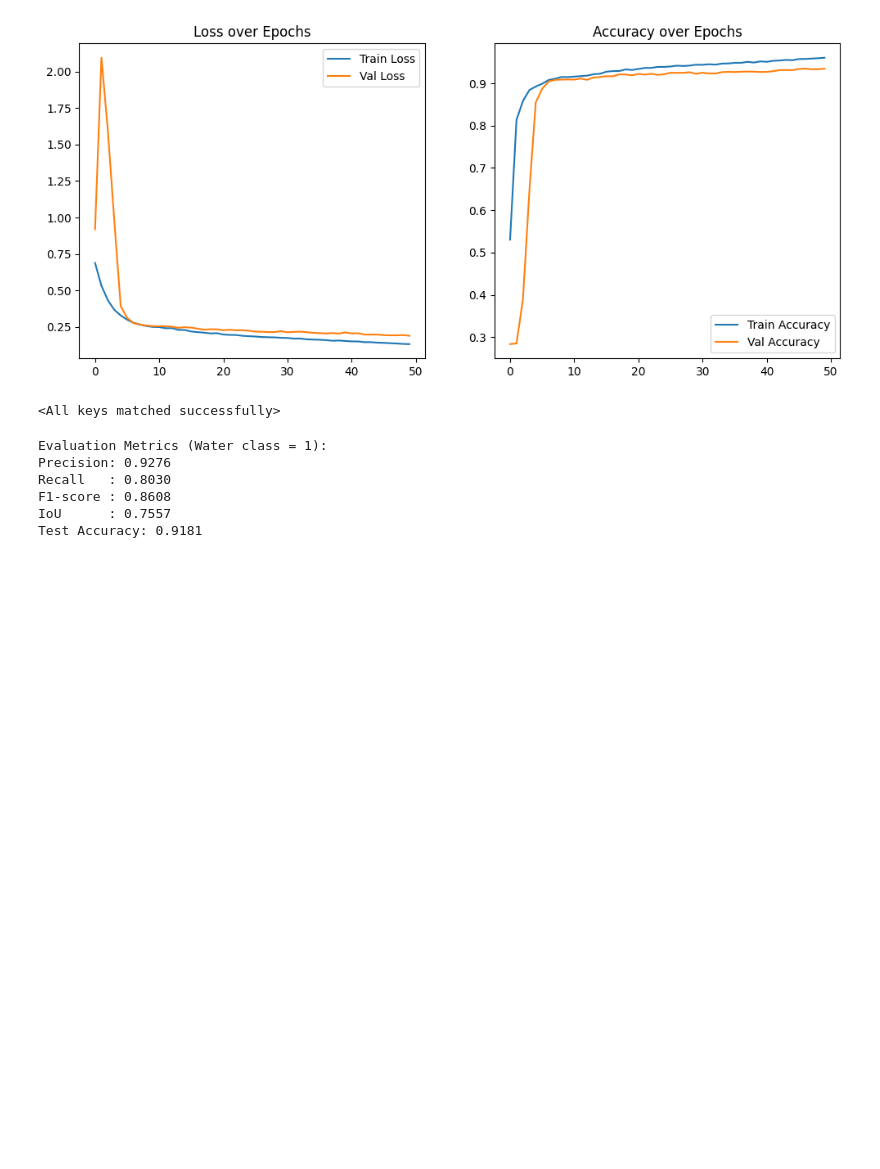
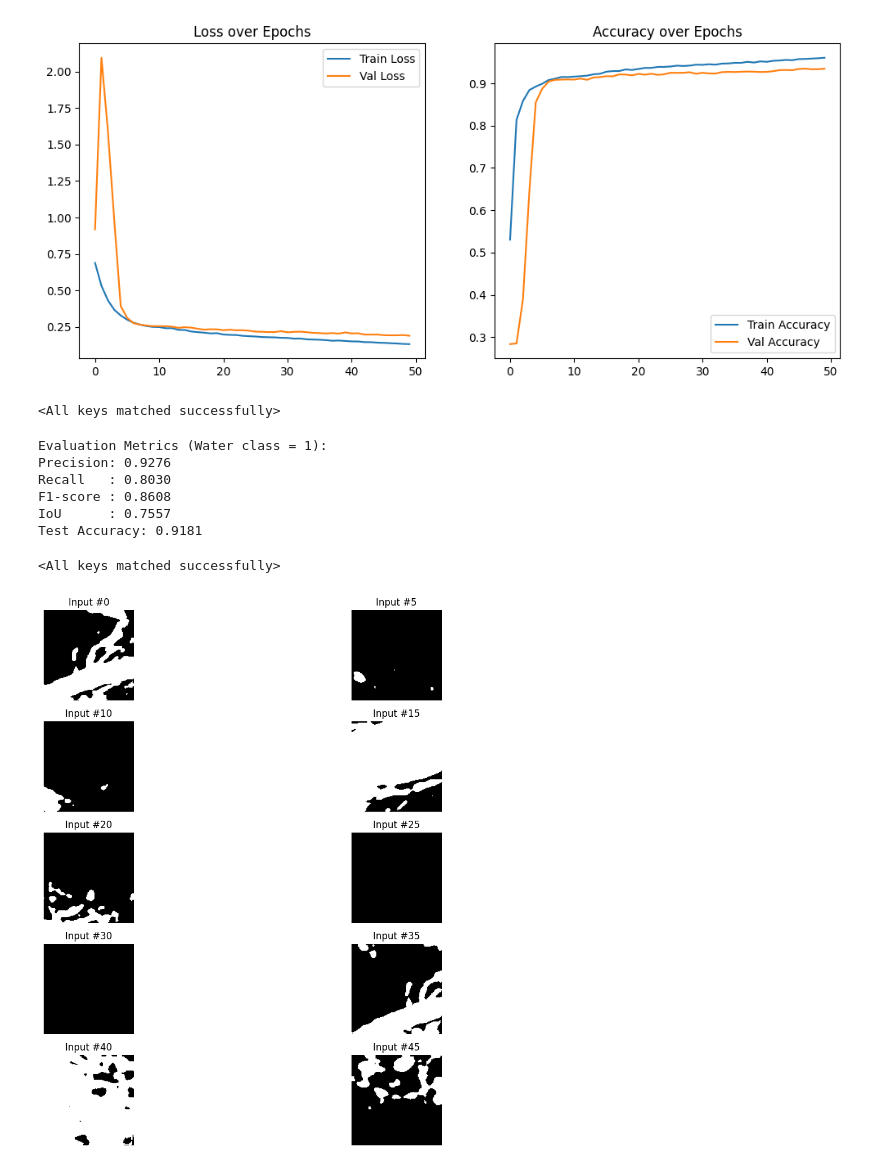
Before and after one commit to meissa20/Water_Segmentation, a Jupyter notebook: water_segmentation.ipynb, the cells around one changed output. Saved outputs shown, nothing was run; the diff lists cells and outputs as text; code cells hidden in the pictures; blank space fills up the shorter version.

Commit message:
Added some visualizations

```diff
--- a/water_segmentation.ipynb
+++ b/water_segmentation.ipynb
@@ -498,3 +500,38 @@ Recall   : 0.8030
 F1-score : 0.8608
 IoU      : 0.7557
 Test Accuracy: 0.9181
+# %%
+model = smp.Unet(
+    encoder_name="densenet169",
+    encoder_weights="imagenet",
+    in_channels=12,
+    classes=1
+)
+model.load_state_dict(torch.load("/kaggle/input/weights/best_model_transfer.pth", map_location=device))
+# %% [output]
+<All keys matched successfully>
+# %%
+c = 0
+i = 0
+fig, axes = plt.subplots(5, 2, figsize=(15, 10))
+
+model.eval()
+with torch.no_grad():
+    for batch_idx, (inputs, labels) in enumerate(test_loader):
+        output = model(inputs)
+        preds = (torch.sigmoid(output) > 0.5).squeeze().cpu().numpy().astype(np.uint8)
+
+        for pred_idx, pred in enumerate(preds):
+            if c%5==0:
+                ax = axes[i // 2, i % 2]
+                input_number = batch_idx * test_loader.batch_size + pred_idx
+                ax.imshow(pred, cmap='gray')
+                ax.set_title(f"Input #{input_number}")
+                ax.axis('off')
+                i+=1
+            c += 1
+
+plt.tight_layout()
+plt.show()
+# %% [output]
+[figure, added]
```
Also changed, not shown: parts of 6 cells of this notebook.
